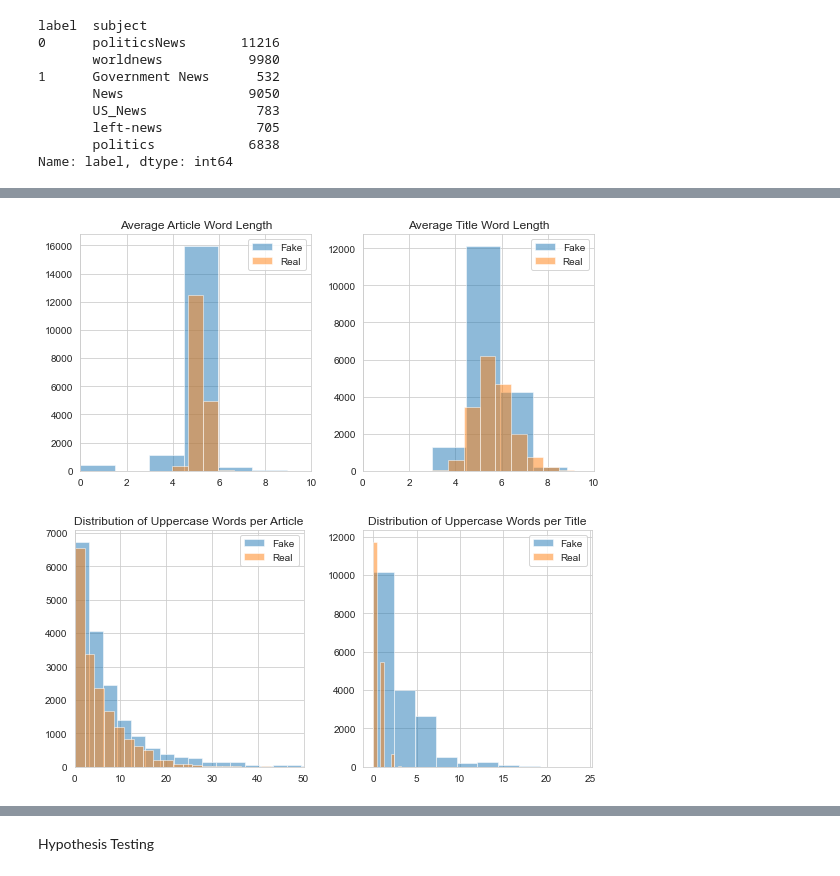
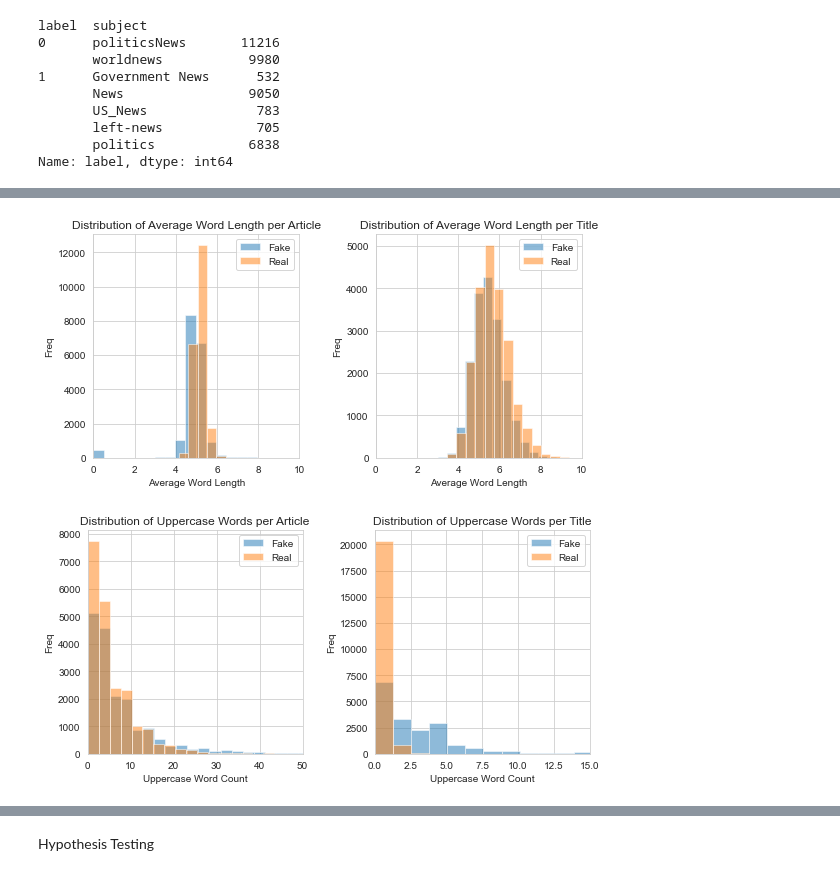
Before and after one commit to annadouv88/Springboard, a Jupyter notebook: Capstone Two/Capstone 2_EDA.ipynb, the cells around one changed output, grey strips where cells are left out. Saved outputs shown, nothing was run; the diff lists cells and outputs as text; code cells hidden in the pictures.

```diff
--- a/Capstone Two/Capstone 2_EDA.ipynb
+++ b/Capstone Two/Capstone 2_EDA.ipynb
@@ -91,3 +88,7 @@ df['stop%'] = df['text'].apply(lambda x: stop_p(x))
+# %%
+#stopwords
+stop = stopwords.words('english')
+df['stop'] = df.text.apply(lambda x: len([x for x in x.split() if x in stop]))
 # %%
 #descriptive stats
 df.describe().T
@@ -205,3 +205,7 @@ sns.heatmap(abs(df.corr()), cmap='coolwarm', annot=True)
 # %%
 #drop repeated information
-df.drop(['text_cc', 'title_cc'], axis=1, inplace=True)
+df.drop(['text_cc', 'title_cc', 'period'], axis=1, inplace=True)
+# %%
+#convert number of stopwords to % stopwords
+df['stop_p']= df.stop / df.text_wc
+df.drop('stop', axis=1, inplace=True)
@@ -208,40 +219,52 @@ df.drop(['text_cc', 'title_cc'], axis=1, inplace=True)
+# %%
+fake = df[df.label==1]
+true = df[df.label==0]
 # %%
 #histograms of average word length
 plt.figure(figsize=(8,4))
 plt.subplot(1,2,1)
-plt.hist(fake['av_word_len_text'], bins=100, alpha=.5)
-plt.hist(random_true['av_word_len_text'], alpha=.5)
+plt.hist(fake['av_word_len_text'], bins=300, alpha=.5)
+plt.hist(true['av_word_len_text'], bins= 15, alpha=.5)
 plt.xlim([0,10])
-plt.title('Average Article Word Length')
+plt.xlabel('Average Word Length')
+plt.ylabel('Freq')
+plt.title('Distribution of Average Word Length per Article')
 plt.legend(['Fake', 'Real'])
 
 plt.subplot(1,2,2)
-plt.hist(fake['av_word_len_title'], bins=100, alpha=.5)
-plt.hist(random_true['av_word_len_title'], alpha=.5)
+plt.hist(fake['av_word_len_title'], bins=330, alpha=.5)
+plt.hist(true['av_word_len_title'],bins=15, alpha=.5)
 plt.xlim([0,10])
-plt.title('Average Title Word Length')
+plt.xlabel('Average Word Length')
+plt.ylabel('Freq')
+plt.title('Distribution of Average Word Length per Title')
 plt.legend(['Fake', 'Real'])
 
 plt.tight_layout()
 # %% [output]
-[figure, old version]
+[figure, new version]
 # %%
 #histograms of uppercase words
 plt.figure(figsize=(8,4))
 plt.subplot(1,2,1)
-plt.hist(fake['upper_text_wc'], bins=100, alpha=.5)
-plt.hist(random_true['upper_text_wc'], bins=100,alpha=.5)
+plt.hist(fake['upper_text_wc'], bins=120, alpha=.5)
+plt.hist(true['upper_text_wc'], bins=84,alpha=.5)
 plt.xlim([0,50])
 plt.legend(['Fake', 'Real'])
+plt.xlabel('Uppercase Word Count')
+plt.ylabel('Freq')
 plt.title('Distribution of Uppercase Words per Article')
 
 plt.subplot(1,2,2)
-plt.hist(fake['upper_title_wc'], bins=10, alpha=.5)
-plt.hist(random_true['upper_title_wc'], bins=10, alpha=.5)
+plt.hist(fake['upper_title_wc'], bins=19, alpha=.5)
+plt.hist(true['upper_title_wc'], bins=4, alpha=.5)
 plt.legend(['Fake', 'Real'])
+plt.xlabel('Uppercase Word Count')
+plt.ylabel('Freq')
 plt.title('Distribution of Uppercase Words per Title')
+plt.xlim([0,15])
 
 plt.tight_layout()
 # %% [output]
-[figure, old version]
+[figure, new version]
 # %%
```
Also changed, not shown: parts of 28 cells of this notebook.
